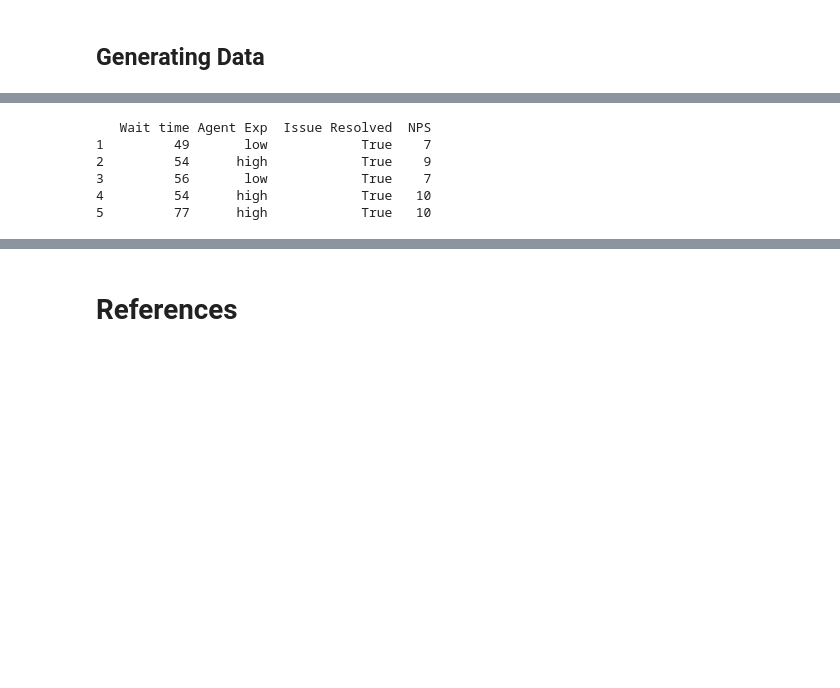
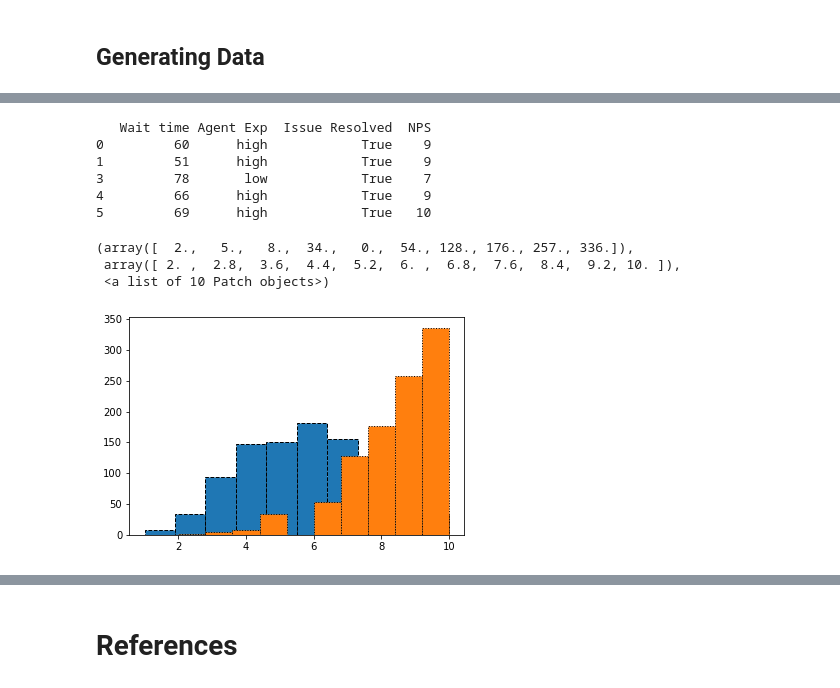
Before and after one commit to cian-gmit-da2020/prog-fun-project, a Jupyter notebook: Prog-Fun Project.ipynb, the cells around one changed output, grey strips where cells are left out. Saved outputs shown, nothing was run; the diff lists cells and outputs as text; code cells hidden in the pictures; blank space fills up the shorter version.

```diff
--- a/Prog-Fun Project.ipynb
+++ b/Prog-Fun Project.ipynb
@@ -217,11 +217,20 @@ import matplotlib.pyplot as plt
 import seaborn as sns
 # %%
 res_df = nps_df2.loc[nps_df2['Issue Resolved'] == True]
+nores_df = nps_df2.loc[nps_df2['Issue Resolved'] == False]
 print(res_df.head())
 # %% [output]
    Wait time Agent Exp  Issue Resolved  NPS
-1         49       low            True    7
-2         54      high            True    9
-3         56       low            True    7
-4         54      high            True   10
-5         77      high            True   10
+0         60      high            True    9
+1         51      high            True    9
+3         78       low            True    7
+4         66      high            True    9
+5         69      high            True   10
+# %%
+plt.hist(nps_df1.loc[:, "NPS"], ls="dashed", edgecolor="black", bins=10)
+plt.hist(nps_df2.loc[:, "NPS"], ls="dotted", edgecolor="black", bins=10)
+# %% [output]
+(array([  2.,   5.,   8.,  34.,   0.,  54., 128., 176., 257., 336.]),
+ array([ 2. ,  2.8,  3.6,  4.4,  5.2,  6. ,  6.8,  7.6,  8.4,  9.2, 10. ]),
+ <a list of 10 Patch objects>)
+[figure, added]
```
Also changed, not shown: parts of 17 cells of this notebook, 3 other files.
